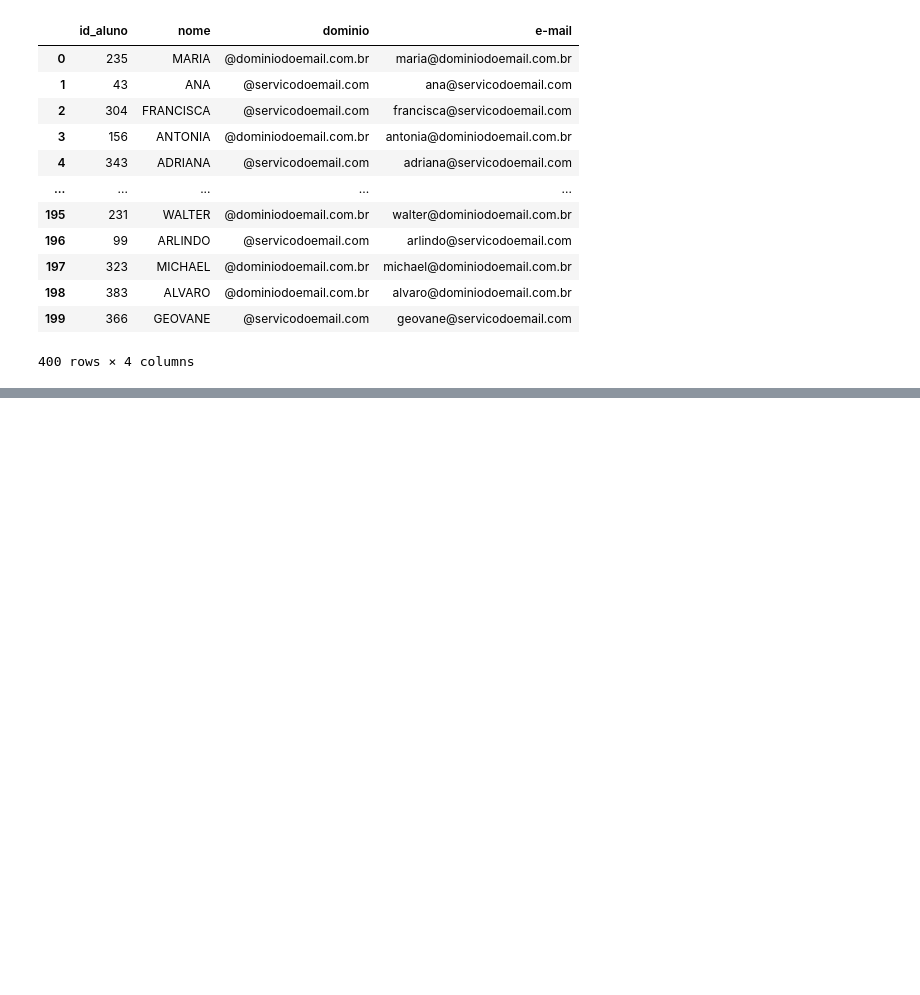
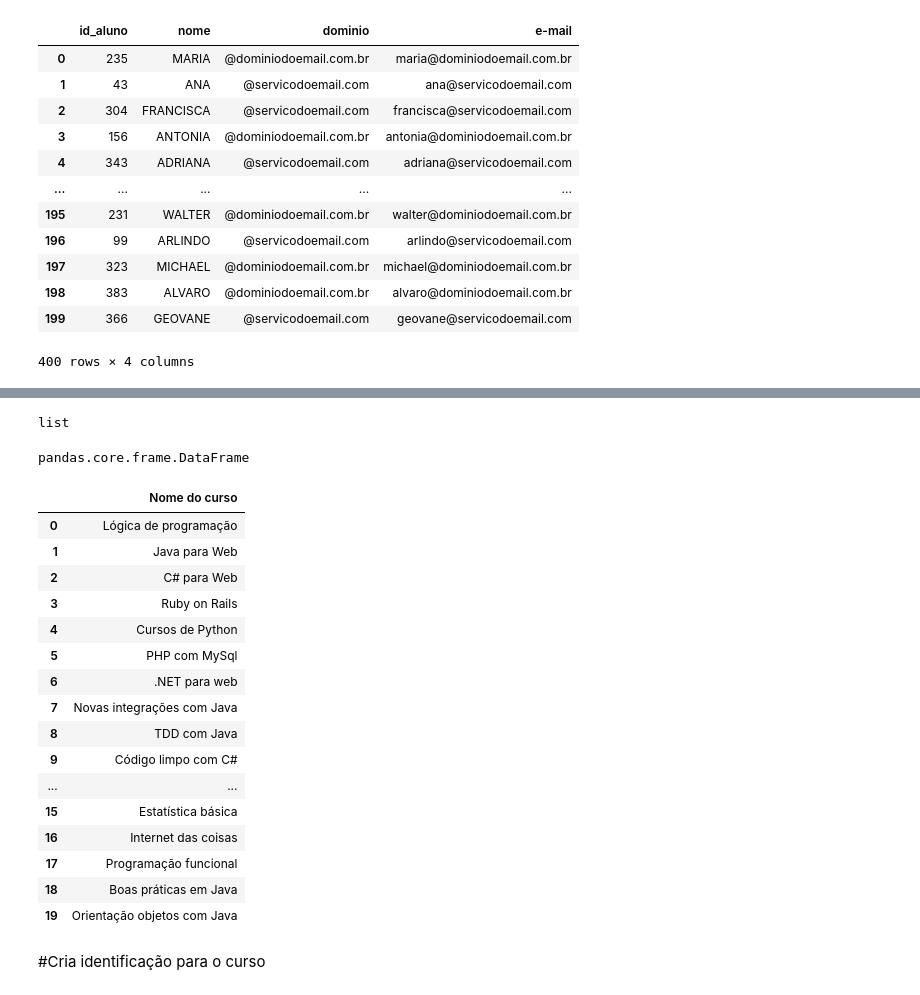
Before and after one commit to erikamarchi/pandas-formatos-diferentes-de-entrada-e-saida-io, a Jupyter notebook: Pandas_IO.ipynb, the cells around one changed output, grey strips where cells are left out. Drawn from its saved outputs; the diff is of its cells as text; code cells hidden in the pictures; blank space fills up the shorter version.

Commit message:
Faz leitura da tag table html para dataframe - Aula 2 - Criando cursos lendo html

```diff
--- a/Pandas_IO.ipynb
+++ b/Pandas_IO.ipynb
@@ -160,0 +174,4 @@ See the caveats in the documentation: https://pandas.pydata.org/pandas-docs/stab
+# %%
+urlPaginaCursos = 'http://tabela-cursos.herokuapp.com/index.html'
+cursos = pd.read_html(urlPaginaCursos)
+cursos
@@ -160,0 +196,31 @@ See the caveats in the documentation: https://pandas.pydata.org/pandas-docs/stab
+# %%
+type(cursos)
+# %% [output]
+list
+# %%
+dfCursos = cursos[0]
+type(dfCursos)
+# %% [output]
+pandas.core.frame.DataFrame
+# %%
+dfCursos
+# %% [output]
+|  | Nome do curso |
+| 0 | Lógica de programação |
+| 1 | Java para Web |
+| 2 | C# para Web |
+| 3 | Ruby on Rails |
+| 4 | Cursos de Python |
+| 5 | PHP com MySql |
+| 6 | .NET para web |
+| 7 | Novas integrações com Java |
+| 8 | TDD com Java |
+| 9 | Código limpo com C# |
+| ... | ... |
+| 15 | Estatística básica |
+| 16 | Internet das coisas |
+| 17 | Programação funcional |
+| 18 | Boas práticas em Java |
+| 19 | Orientação objetos com Java |
+# %% [markdown]
+#Cria identificação para o curso
```
Also changed, not shown: parts of 7 cells of this notebook.
